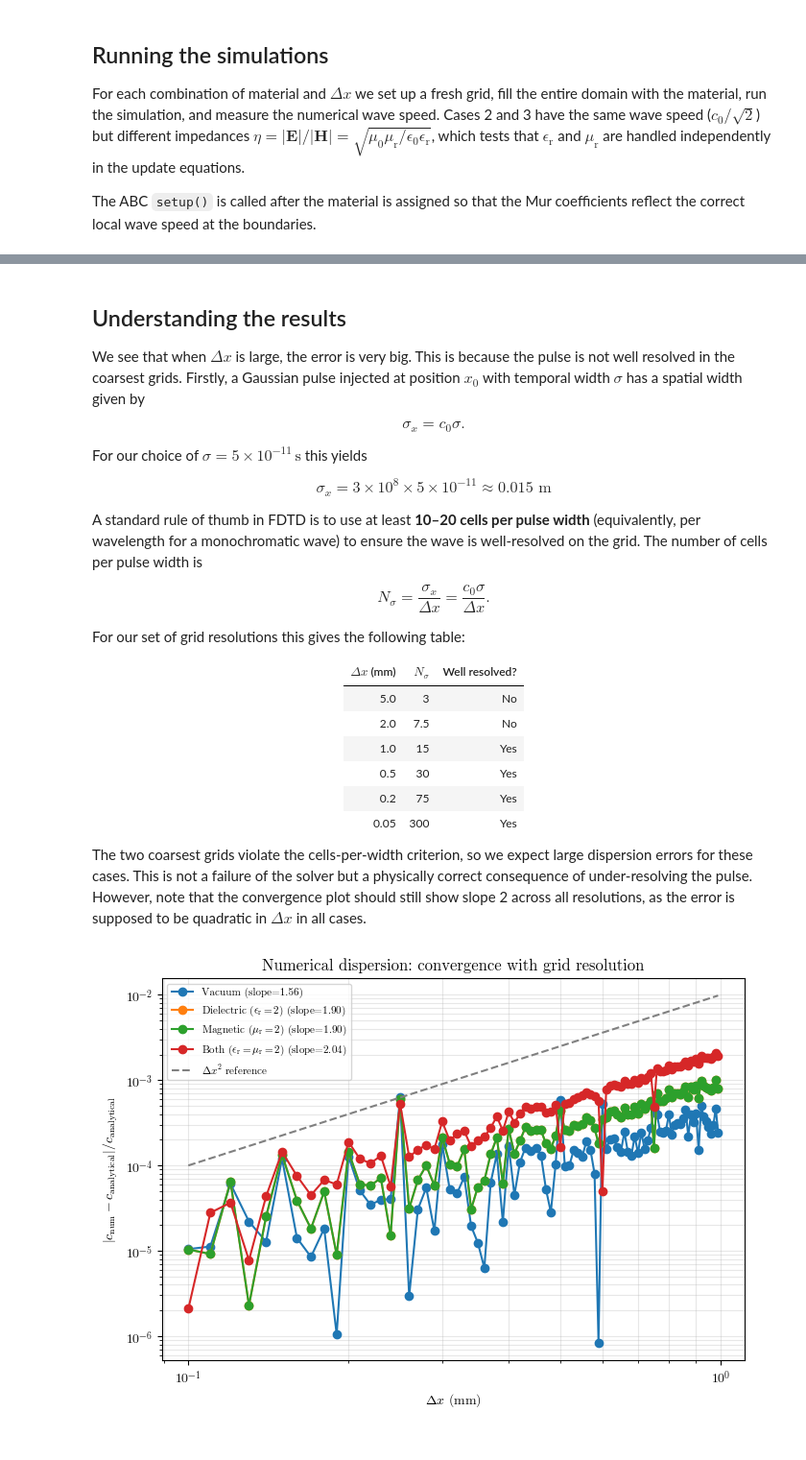
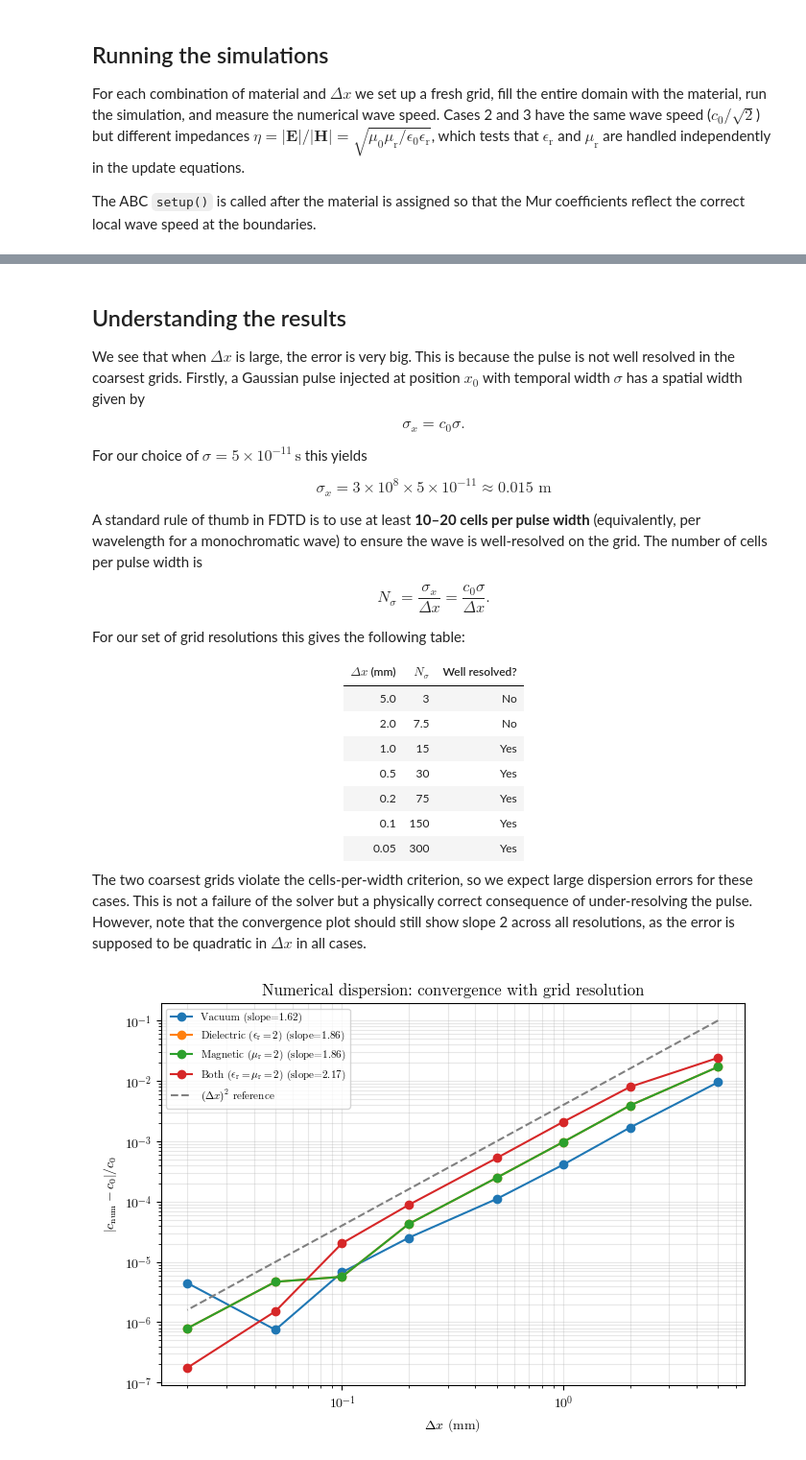
Before and after one commit to LMaiselLiceran/fdtd-python, a Jupyter notebook: notebooks/02_numerical_dispersion.ipynb, the cells around one changed output, grey strips where cells are left out. Shown at 96% size. Saved outputs shown, nothing was run; the diff lists cells and outputs as text; code cells hidden in the pictures.

```diff
--- a/notebooks/02_numerical_dispersion.ipynb
+++ b/notebooks/02_numerical_dispersion.ipynb
@@ -50,14 +50,14 @@ We run the same physical scenario for five values of $\Delta x$, keeping the Cou
 # Physical parameters (fixed across all runs)
 L         = 0.5
 t_end     = 1.5e-9
-dt_plot   = 5e-12
 courant   = 0.5
 t0        = 2e-10
 sigma     = 5e-11
 amplitude = 1.0
 
 # Grid resolutions to test
-dx_values = np.arange(1e-4, 1e-3, 1e-5)
+dx_values = np.arange(1e-4, 6e-4, 1e-5)
+dx_values = [5e-3, 2e-3, 1e-3, 5e-4, 2e-4, 1e-4, 5e-5, 2e-5]
 
 # Material cases to test
 materials = [
@@ -101,15 +101,12 @@ for mat in materials:
 
         # Run
         n_steps        = round(t_end / grid.dt)
-        next_plot_time = 0.0
         history_plot   = []
 
         for n in range(n_steps):
             solver.step(n)
             t = n * grid.dt
-            if (t >= next_plot_time):
-                history_plot.append(grid.Ez.copy())
-                next_plot_time += dt_plot
+            history_plot.append(grid.Ez.copy())
 
         # Restrict fit to middle 60% of frames
         n_frames    = len(history_plot)
@@ -117,7 +114,7 @@ for mat in materials:
         i_end       = int(0.8 * n_frames)
         history_fit = history_plot[i_start:i_end]
 
-        c_num, c_err, positions, times = measure_wave_speed(history_fit, grid.dx, dt_plot, x_min=source_position)
+        c_num, c_err, positions, times = measure_wave_speed(history_fit, grid.dx, grid.dt, x_min=source_position)
         rel_error = abs(c_num - c_analytical) / c_analytical
 
         results[mat['name']].append({
@@ -173,6 +170,7 @@ For our set of grid resolutions this gives the following table:
 | 1.0 | 15 | Yes |
 | 0.5 | 30 | Yes |
 | 0.2 | 75 | Yes |
+| 0.1 | 150 | Yes
 | 0.05 | 300 | Yes |
 
 </center>
@@ -182,33 +180,33 @@ plot should still show slope 2 across all resolutions, as the error is supposed
 # %%
 fig, ax = plt.subplots(figsize=(7, 5))
 
 for mat in materials:
     name    = mat['name']
 
     dx_arr  = np.array([r['dx']        for r in results[name]])
     err_arr = np.array([r['rel_error'] for r in results[name]])
 
     # Fit slope
     slope, intercept = np.polyfit(np.log10(dx_arr), np.log10(err_arr), deg=1)
 
     ax.loglog(dx_arr * 1e3, err_arr, 'o-', label=f"{name} (slope={slope:.2f})")
 
 # Reference dx^2 line
 dx_ref  = np.array([dx_values[0], dx_values[-1]])
-err_ref = 1e-4 * (dx_ref / dx_ref[0]) ** 2
-ax.loglog(dx_ref * 1e3, err_ref, '--', color='gray', label='$\\Delta x^2$ reference')
+err_ref = 1000 * 1e-4 * (dx_ref / dx_ref[0]) ** 2  # Factor of 1000 used to shift the line upwards (fine-tuned)
+ax.loglog(dx_ref * 1e3, err_ref, '--', color='gray', label='$(\\Delta x)^2$ reference')
 
 ax.set_xlabel('$\\Delta x$ (mm)')
-ax.set_ylabel('$|c_\\mathrm{num} - c_\\mathrm{analytical}| / c_\\mathrm{analytical}$')
+ax.set_ylabel('$|c_\\mathrm{num} - c_\\mathrm{0}| / c_\\mathrm{0}$')
 ax.set_title('Numerical dispersion: convergence with grid resolution')
 ax.legend(fontsize=8)
 ax.grid(True, which='both', alpha=0.3)
 
 plt.tight_layout()
 plt.savefig('../assets/02_dispersion_convergence.png', dpi=600)
 plt.show()
 # %% [output]
-[figure, old version]
+[figure, new version]
 # %% [markdown]
 ## Discussion
 
```
Also changed, not shown: parts of 2 cells of this notebook, 2 other files.
